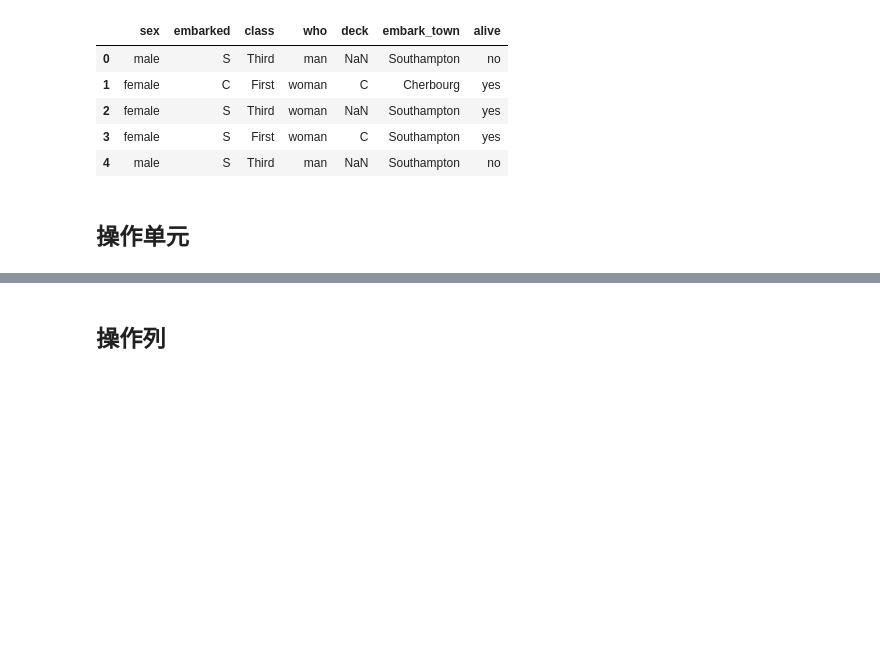
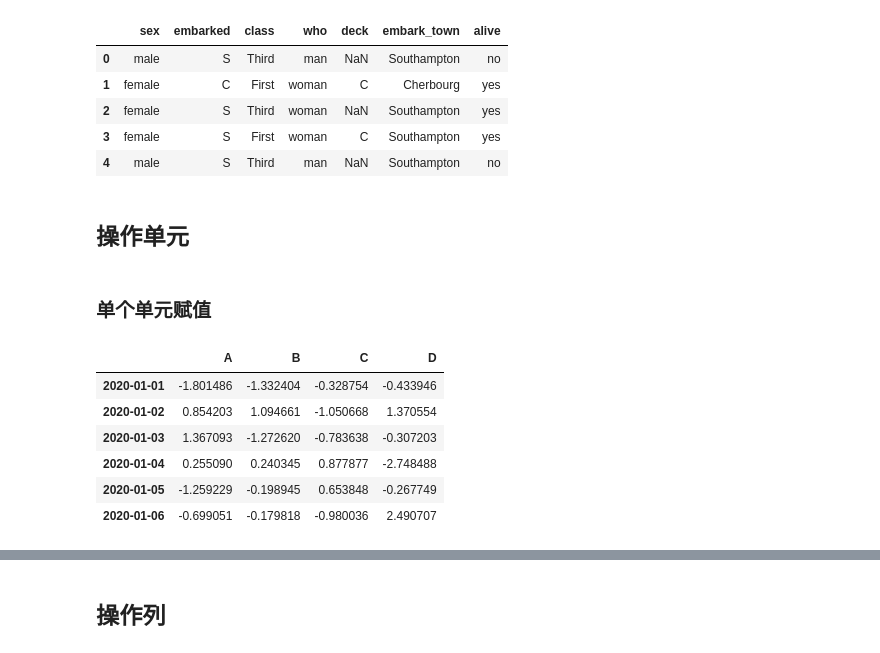
Before and after one commit to dormouse/notes, a Jupyter notebook: source/pandas/pandas_note.ipynb, the cells around one changed output, grey strips where cells are left out. Cells and saved outputs as stored; diff of their text form; code cells hidden in the pictures; blank space fills up the shorter version.

```diff
--- a/source/pandas/pandas_note.ipynb
+++ b/source/pandas/pandas_note.ipynb
@@ -709,4 +710,17 @@ df.loc[:, (df.dtypes == np.dtype('O')).values].head()
 | 4 | male | S | Third | man | NaN | Southampton | no |
 # %% [markdown]
 ## 操作单元
+# %% [markdown]
+### 单个单元赋值
+# %%
+df = get_random_df()
+df
+# %% [output]
+|  | A | B | C | D |
+| 2020-01-01 | -1.801486 | -1.332404 | -0.328754 | -0.433946 |
+| 2020-01-02 | 0.854203 | 1.094661 | -1.050668 | 1.370554 |
+| 2020-01-03 | 1.367093 | -1.272620 | -0.783638 | -0.307203 |
+| 2020-01-04 | 0.255090 | 0.240345 | 0.877877 | -2.748488 |
+| 2020-01-05 | -1.259229 | -0.198945 | 0.653848 | -0.267749 |
+| 2020-01-06 | -0.699051 | -0.179818 | -0.980036 | 2.490707 |
 # %%
```
Also changed, not shown: parts of 4 cells of this notebook, 1 other file.
